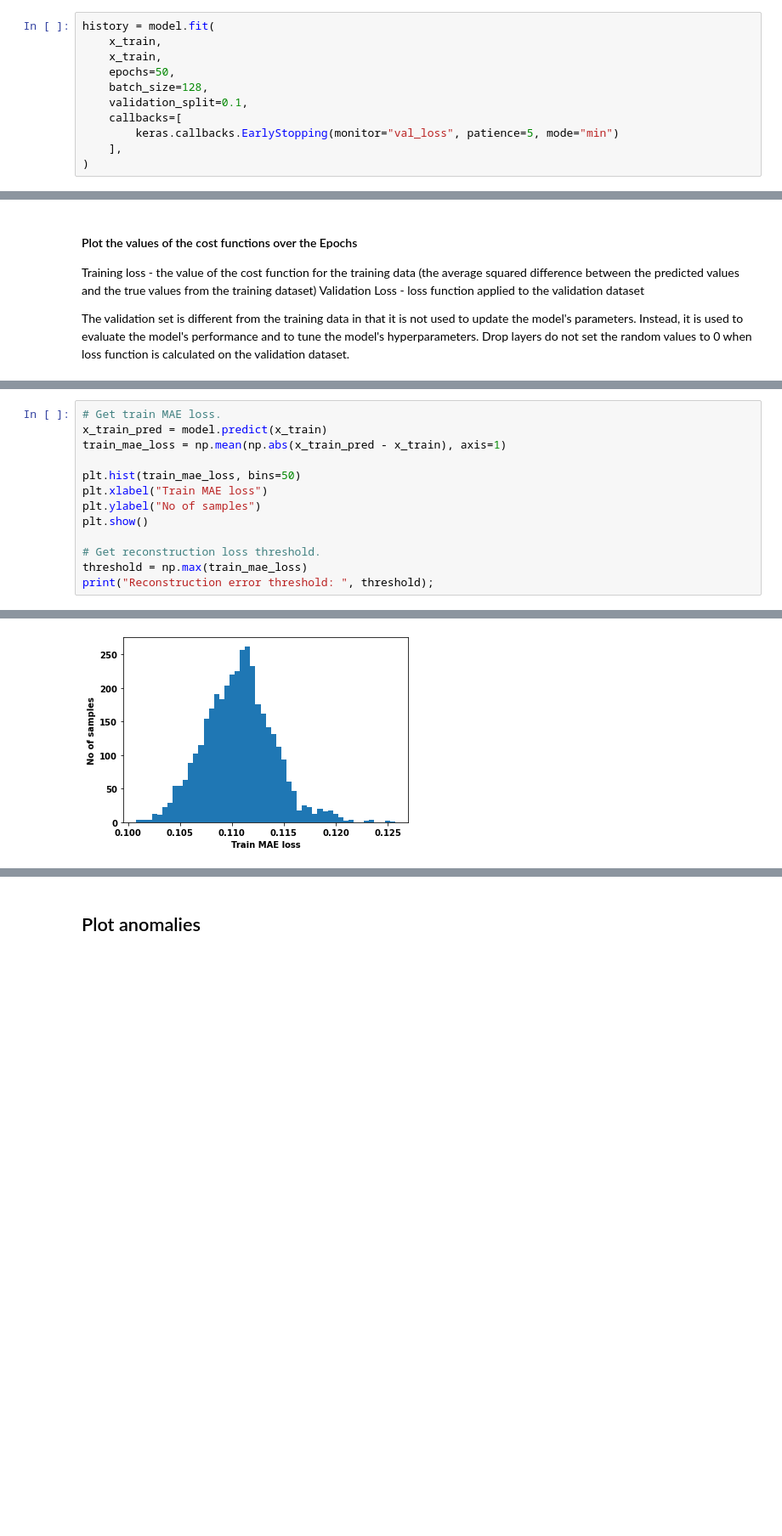
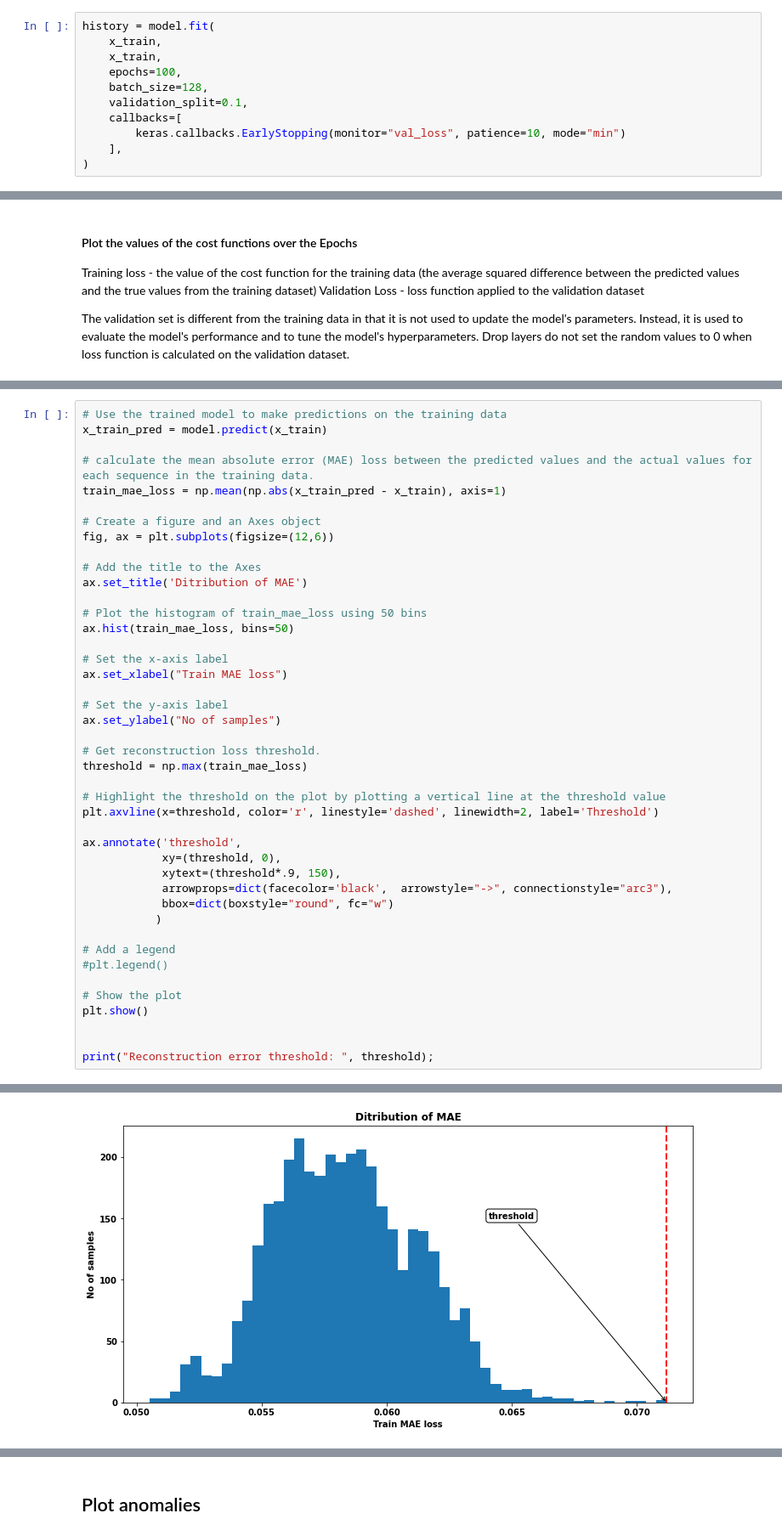
Before and after one commit to przemekbil/ML_and_stats, a Jupyter notebook: Assessments/Topic 5 - Time Series anomaly detection example.ipynb, the cells around one changed output, grey strips where cells are left out. Shown: that part at 85% size. Saved outputs shown, nothing was run; the diff lists cells and outputs as text; blank space fills up the shorter version.

```diff
--- a/Assessments/Topic 5 - Time Series anomaly detection example.ipynb
+++ b/Assessments/Topic 5 - Time Series anomaly detection example.ipynb
@@ -527,11 +540,11 @@ In the cell below, the fit method of the model object is being called to train t
 history = model.fit(
     x_train,
     x_train,
-    epochs=50,
+    epochs=100,
     batch_size=128,
     validation_split=0.1,
     callbacks=[
-        keras.callbacks.EarlyStopping(monitor="val_loss", patience=5, mode="min")
+        keras.callbacks.EarlyStopping(monitor="val_loss", patience=10, mode="min")
     ],
 )
 # %% [output]
@@ -587,16 +610,46 @@ plt.show()
 # %%
-# Get train MAE loss.
+# Use the trained model to make predictions on the training data
 x_train_pred = model.predict(x_train)
+
+# calculate the mean absolute error (MAE) loss between the predicted values and the actual values for each sequence in the training data.
 train_mae_loss = np.mean(np.abs(x_train_pred - x_train), axis=1)
 
-plt.hist(train_mae_loss, bins=50)
-plt.xlabel("Train MAE loss")
-plt.ylabel("No of samples")
-plt.show()
+# Create a figure and an Axes object
+fig, ax = plt.subplots(figsize=(12,6))
+
+# Add the title to the Axes
+ax.set_title('Ditribution of MAE')
+
+# Plot the histogram of train_mae_loss using 50 bins
+ax.hist(train_mae_loss, bins=50)
+
+# Set the x-axis label
+ax.set_xlabel("Train MAE loss")
+
+# Set the y-axis label
+ax.set_ylabel("No of samples")
 
 # Get reconstruction loss threshold.
 threshold = np.max(train_mae_loss)
+
+# Highlight the threshold on the plot by plotting a vertical line at the threshold value
+plt.axvline(x=threshold, color='r', linestyle='dashed', linewidth=2, label='Threshold')
+
+ax.annotate('threshold',
+            xy=(threshold, 0),
+            xytext=(threshold*.9, 150),
+            arrowprops=dict(facecolor='black',  arrowstyle="->", connectionstyle="arc3"),
+            bbox=dict(boxstyle="round", fc="w")
+           )
+
+# Add a legend
+#plt.legend()
+
+# Show the plot
+plt.show()
+
+
 print("Reconstruction error threshold: ", threshold);
 # %% [output]
 118/118 [==============================] - 1s 5ms/step
-[figure, old version]
+[figure, new version]
```
Also changed, not shown: parts of 25 cells of this notebook.
